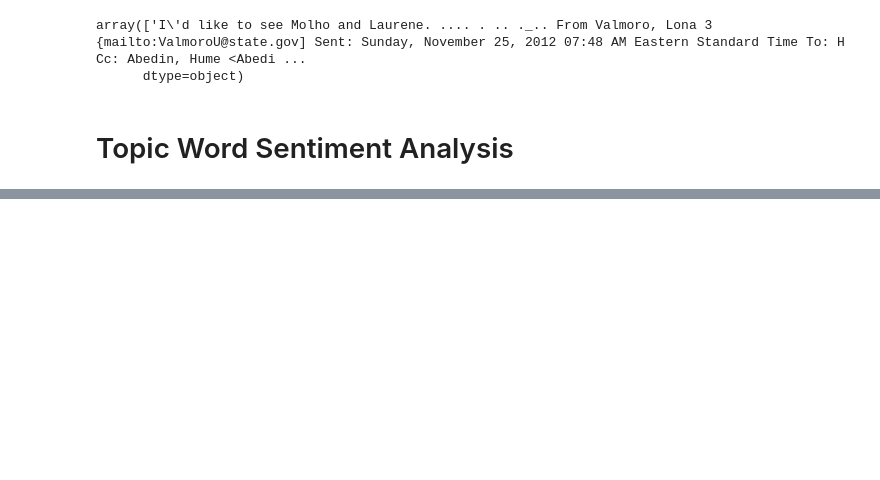
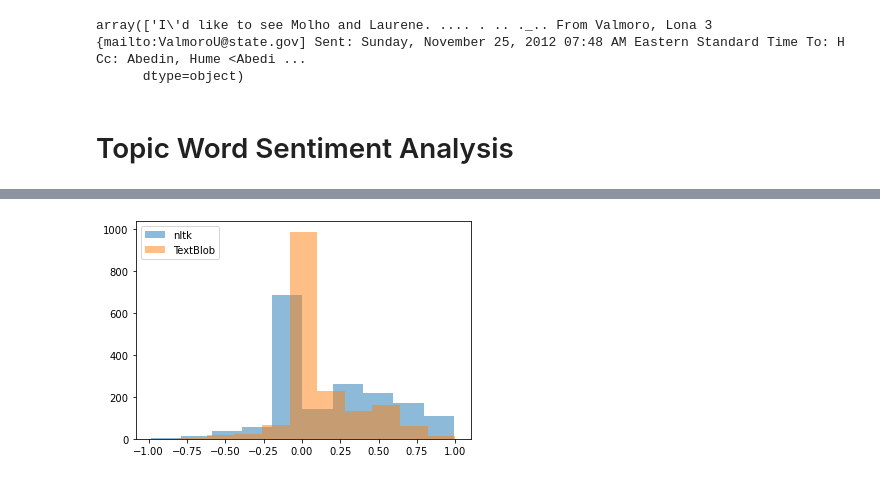
Before and after one commit to vanessa920/nlp_hillary_email, a Jupyter notebook: hilary_email_EDA.ipynb, the cells around one changed output, grey strips where cells are left out. Saved outputs shown, nothing was run; the diff lists cells and outputs as text; code cells hidden in the pictures; blank space fills up the shorter version.

```diff
--- a/hilary_email_EDA.ipynb
+++ b/hilary_email_EDA.ipynb
@@ -341,0 +424,7 @@ new_topic_2=list(set(topic_2) - set(topic_1) - set(topic_0))
+# %%
+plt.hist(topic_df['scores_nltk'], bins=10, alpha=0.5, label='nltk')
+plt.hist(topic_df['scores_TextBlob'], bins=10, alpha=0.5, label='TextBlob')
+plt.legend(loc='upper left')
+plt.show()
+# %% [output]
+[figure, added]
```
Also changed, not shown: parts of 22 cells of this notebook.
